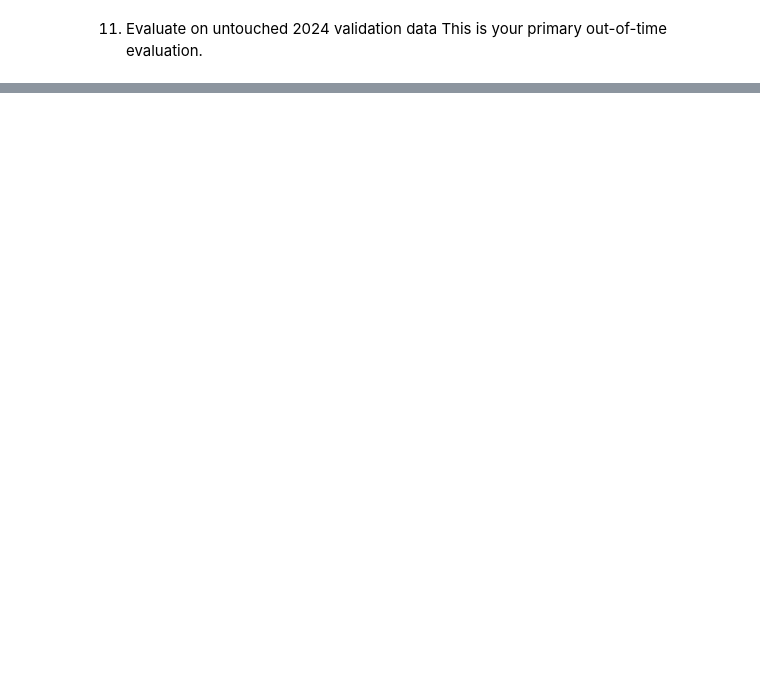
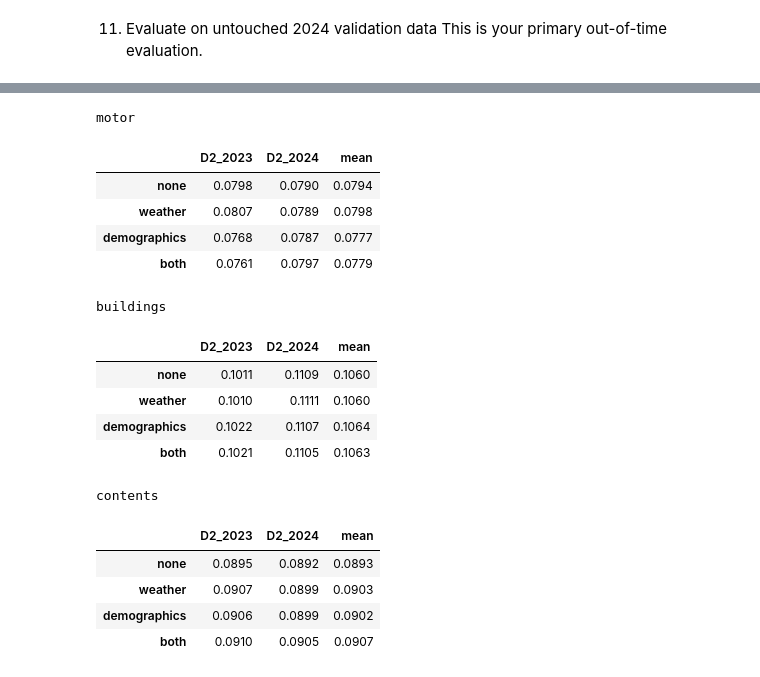
Before and after one commit to sarah-gui/Hackathon2026, a Jupyter notebook: analysis.ipynb, the cells around one changed output, grey strips where cells are left out. Saved outputs shown, nothing was run; the diff lists cells and outputs as text; code cells hidden in the pictures; blank space fills up the shorter version.

```diff
--- a/analysis.ipynb
+++ b/analysis.ipynb
@@ -1816,0 +2234,19 @@ contents
+# %%
+c = claims.copy()
+c["loss_date"]   = pd.to_datetime(c["loss_date"])
+c["report_date"] = pd.to_datetime(c["report_date"])
+c["lag"] = (c["report_date"] - c["loss_date"]).dt.days
+c["loss_year"] = c["loss_date"].dt.year
+cutoff = c["report_date"].max()
+print("cutoff:", cutoff)
+
+# (a) claim status by loss year: a rising share of open claims means case reserves are not ultimate
+print(c[c["line"] == "motor"].groupby(["loss_year", "status"]).size().unstack(fill_value=0)
+        .pipe(lambda t: t.div(t.sum(1), axis=0)).round(3))
+
+# (b) share of claims already reported, from the 2021-22 lag distribution
+ref = np.sort(c[(c["line"] == "motor") & c["loss_year"].isin([2021, 2022])]["lag"].to_numpy())
+F = lambda t: np.searchsorted(ref, t, side="right") / len(ref)
+for y in [2021, 2022, 2023, 2024]:
+    days = (cutoff - pd.date_range(f"{y}-01-01", f"{y}-12-31")).days.to_numpy().clip(min=0)
+    print(y, "expected share of claims reported by cutoff:", round(F(days).mean(), 3))
@@ -1816,0 +2764,42 @@ contents
+# %%
+def ablate_gbm(line, groups):
+    base = features[line]
+    tr24 = train_split[line]
+    tr23 = adjust(train_split_raw[line], line, 2023)
+    tr23 = tr23[tr23["year"] <= 2022]
+    folds = [(tr23, VA23[line]), (tr24, valid_split[line])]
+    out = {}
+    for g, drop in {"none": [], **groups}.items():
+        cols = [c for c in base if c not in drop]
+        r = []
+        for tr, va in folds:
+            m = LGBFreqSev(cols).fit(tr, n_rounds=ROUNDS[(line, "lgb_fs")])
+            pv = np.maximum(m.predict(va), 1e-6)
+            r.append(d2_tweedie_score(va[COST_TARGET], pv, power=1.5))
+        out[g] = (*np.round(r, 4), round(float(np.mean(r)), 4))
+    return pd.DataFrame(out, index=["D2_2023", "D2_2024", "mean"]).T
+
+G2 = {"weather": GROUPS["weather"],
+      "demographics": GROUPS["demographics"],
+      "both": GROUPS["weather"] + GROUPS["demographics"]}
+for l in LINES:
+    print(l); display(ablate_gbm(l, G2))
+# %% [output]
+motor
+|  | D2_2023 | D2_2024 | mean |
+| none | 0.0798 | 0.0790 | 0.0794 |
+| weather | 0.0807 | 0.0789 | 0.0798 |
+| demographics | 0.0768 | 0.0787 | 0.0777 |
+| both | 0.0761 | 0.0797 | 0.0779 |
+buildings
+|  | D2_2023 | D2_2024 | mean |
+| none | 0.1011 | 0.1109 | 0.1060 |
+| weather | 0.1010 | 0.1111 | 0.1060 |
+| demographics | 0.1022 | 0.1107 | 0.1064 |
+| both | 0.1021 | 0.1105 | 0.1063 |
+contents
+|  | D2_2023 | D2_2024 | mean |
+| none | 0.0895 | 0.0892 | 0.0893 |
+| weather | 0.0907 | 0.0899 | 0.0903 |
+| demographics | 0.0906 | 0.0899 | 0.0902 |
+| both | 0.0910 | 0.0905 | 0.0907 |
```
Also changed, not shown: parts of 14 cells of this notebook.
